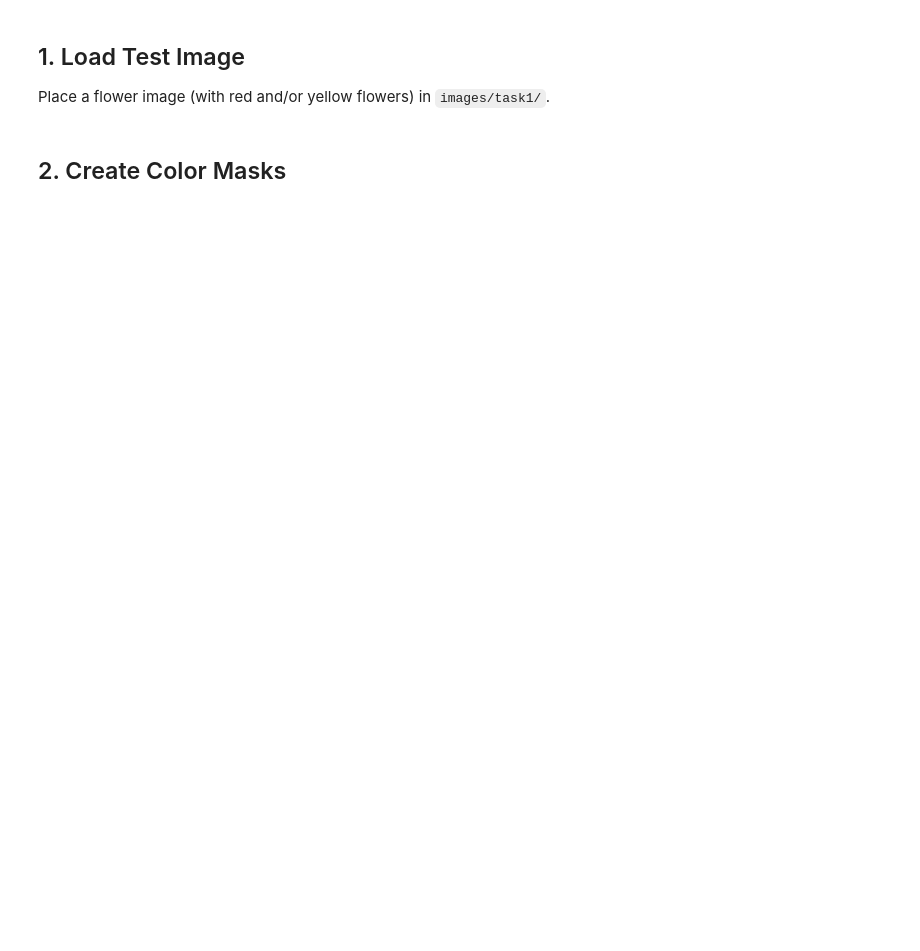
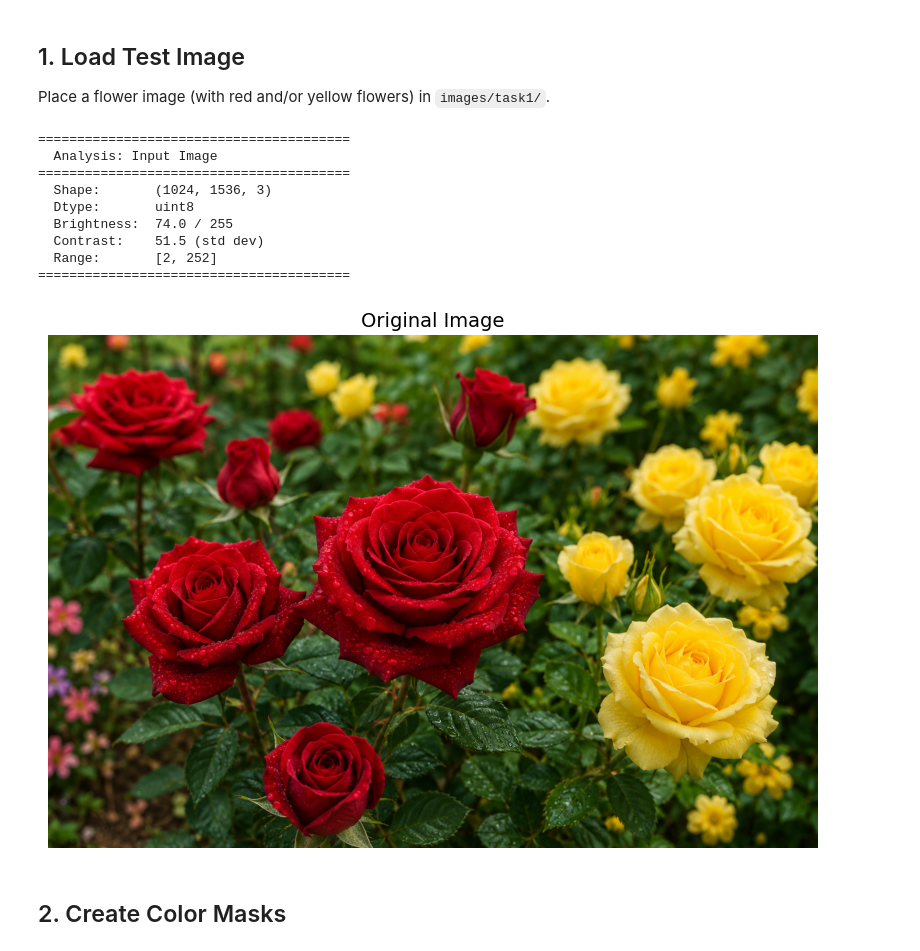
Before and after one commit to ARefaat1/image-processor, a Jupyter notebook: notebooks/test_task1.ipynb, the cells around one changed output. Drawn from its saved outputs; the diff is of its cells as text; code cells hidden in the pictures; blank space fills up the shorter version.

```diff
--- a/notebooks/test_task1.ipynb
+++ b/notebooks/test_task1.ipynb
@@ -19,9 +21,20 @@ print("✅ Imports OK")
 Place a flower image (with red and/or yellow flowers) in `images/task1/`.
 # %%
 # Load an image — update the filename to match your image
-img = load_image('../images/task1/flowers.jpg')  # <-- CHANGE THIS
+img = load_image('../images/task1/flower.png')  # <-- CHANGE THIS
 print_analysis(img, "Input Image")
 show_image(img, "Original Image")
+# %% [output]
+========================================
+  Analysis: Input Image
+========================================
+  Shape:       (1024, 1536, 3)
+  Dtype:       uint8
+  Brightness:  74.0 / 255
+  Contrast:    51.5 (std dev)
+  Range:       [2, 252]
+========================================
+[figure, added]
 # %% [markdown]
 ## 2. Create Color Masks
 # %%
```
Also changed, not shown: parts of 5 cells of this notebook, 1 other file.
